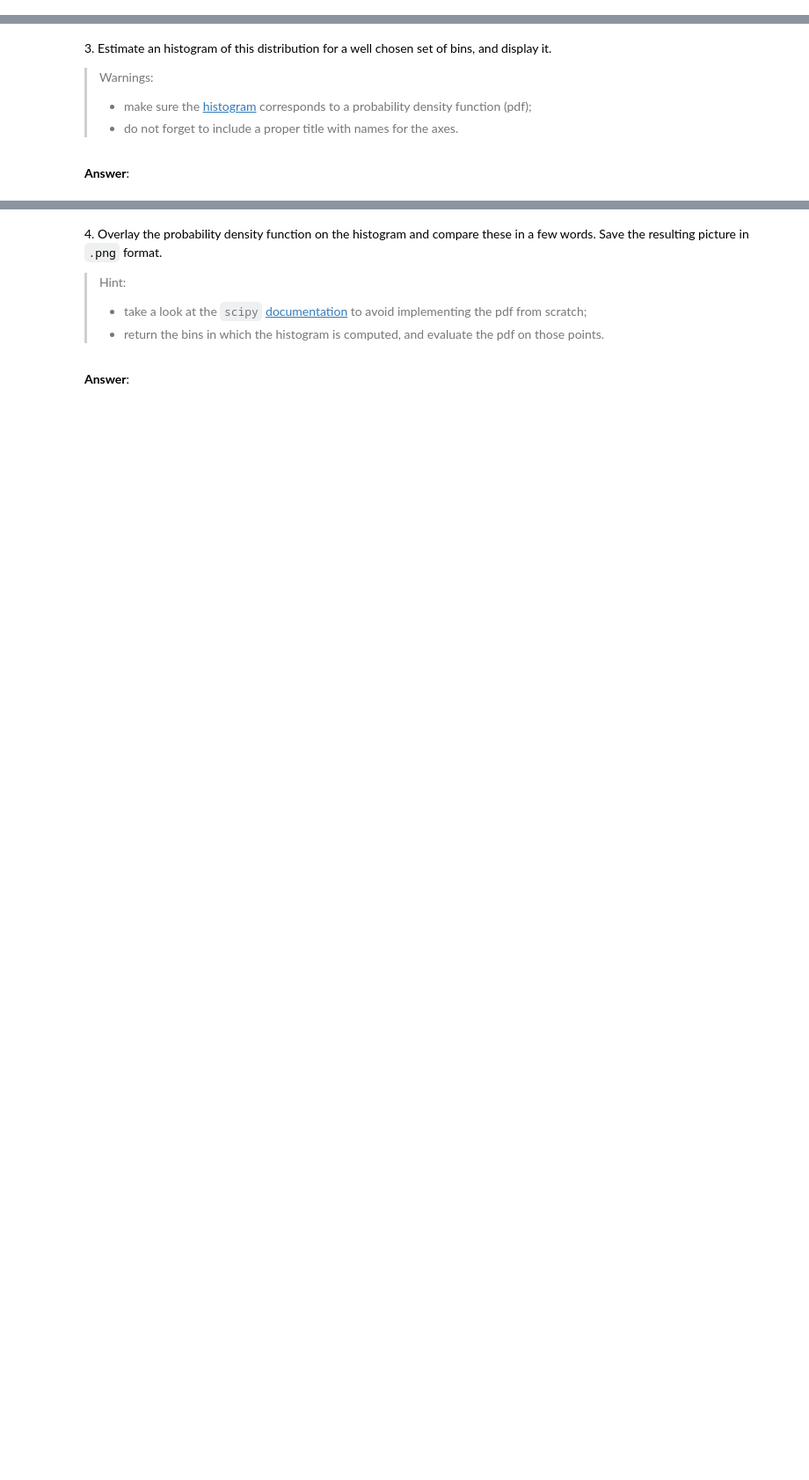
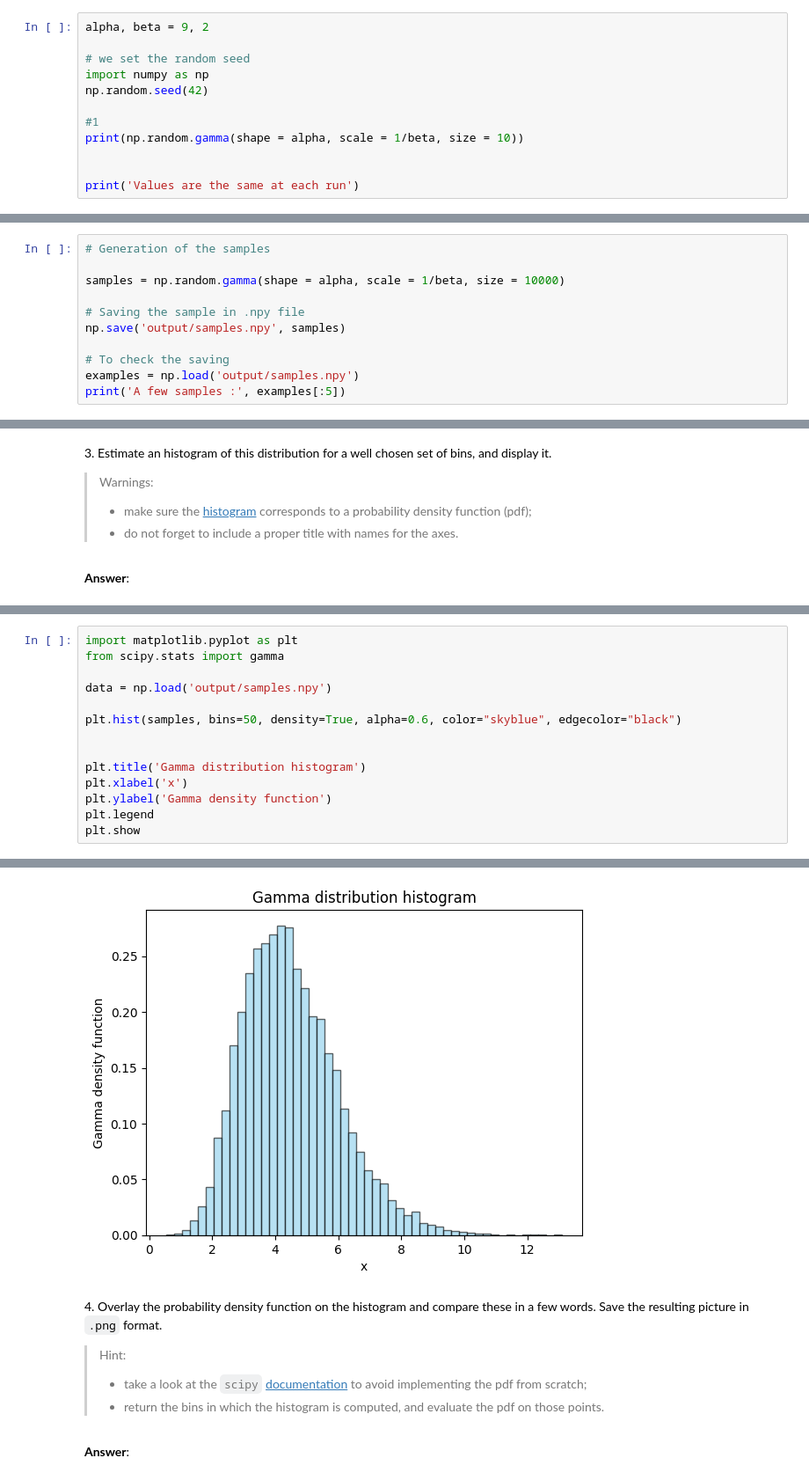
Before and after one commit to remsitoo/python_sdia, a Jupyter notebook: Labs/Lab2/lab2.ipynb, the cells around one changed output, grey strips where cells are left out. Shown at 88% size. Saved outputs shown, nothing was run; the diff lists cells and outputs as text; blank space fills up the shorter version.

```diff
--- a/Labs/Lab2/lab2.ipynb
+++ b/Labs/Lab2/lab2.ipynb
@@ -51,0 +50,12 @@ and displaying their histogram. In the following, we consider $(\alpha, \beta) =
+# %%
+alpha, beta = 9, 2
+
+# we set the random seed
+import numpy as np
+np.random.seed(42)
+
+#1
+print(np.random.gamma(shape = alpha, scale = 1/beta, size = 10))
+
+
+print('Values are the same at each run')
@@ -61,0 +74,11 @@ and displaying their histogram. In the following, we consider $(\alpha, \beta) =
+# %%
+# Generation of the samples
+
+samples = np.random.gamma(shape = alpha, scale = 1/beta, size = 10000)
+
+# Saving the sample in .npy file
+np.save('output/samples.npy', samples)
+
+# To check the saving
+examples = np.load('output/samples.npy')
+print('A few samples :', examples[:5])
@@ -70,0 +94,15 @@ and displaying their histogram. In the following, we consider $(\alpha, \beta) =
+# %%
+import matplotlib.pyplot as plt
+from scipy.stats import gamma
+
+data = np.load('output/samples.npy')
+
+plt.hist(samples, bins=50, density=True, alpha=0.6, color="skyblue", edgecolor="black")
+
+
+plt.title('Gamma distribution histogram')
+plt.xlabel('x')
+plt.ylabel('Gamma density function')
+plt.legend
+plt.show
+# %% [output]
@@ -71,3 +110,4 @@ and displaying their histogram. In the following, we consider $(\alpha, \beta) =
+[figure, added]
 # %% [markdown]
 4\. Overlay the probability density function on the histogram and compare these in a few words. Save the resulting picture in `.png` format.
 > Hint:
```
Also changed, not shown: parts of 15 cells of this notebook, 3 other files.
